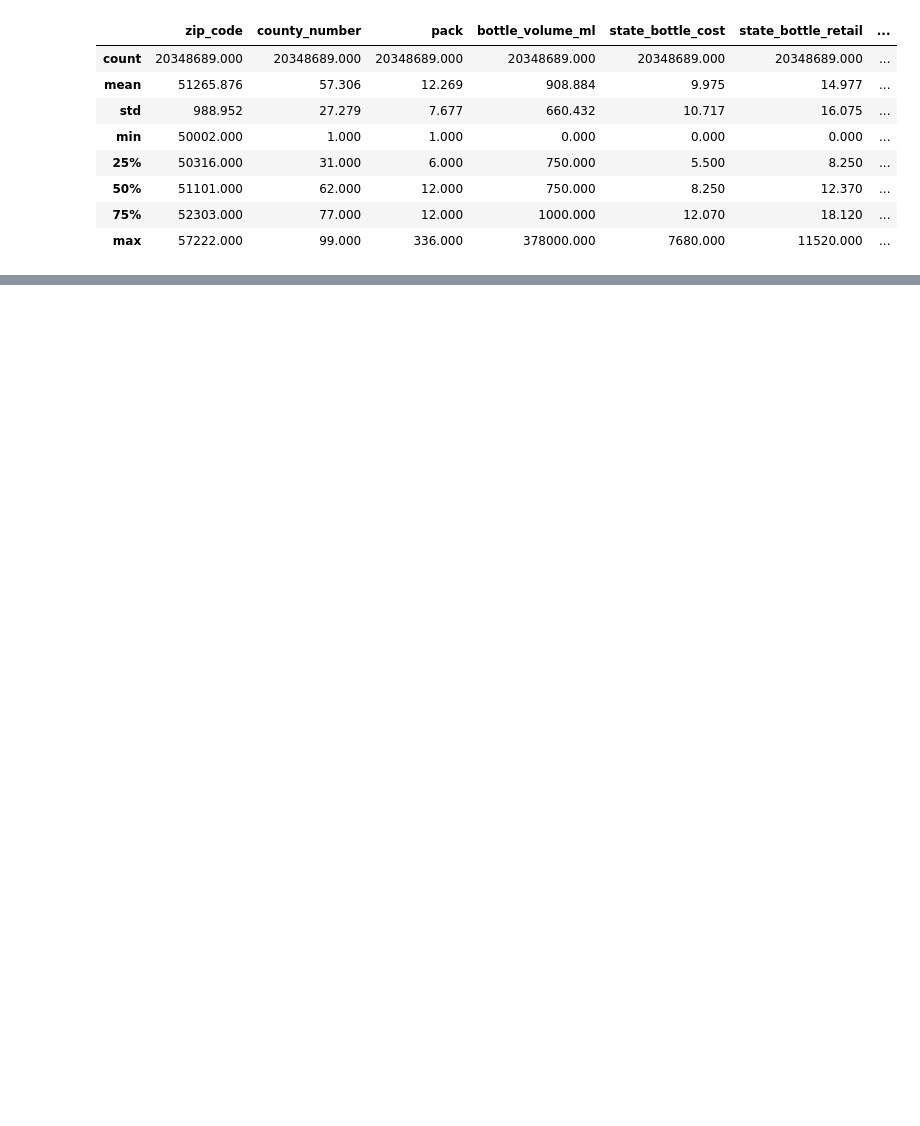
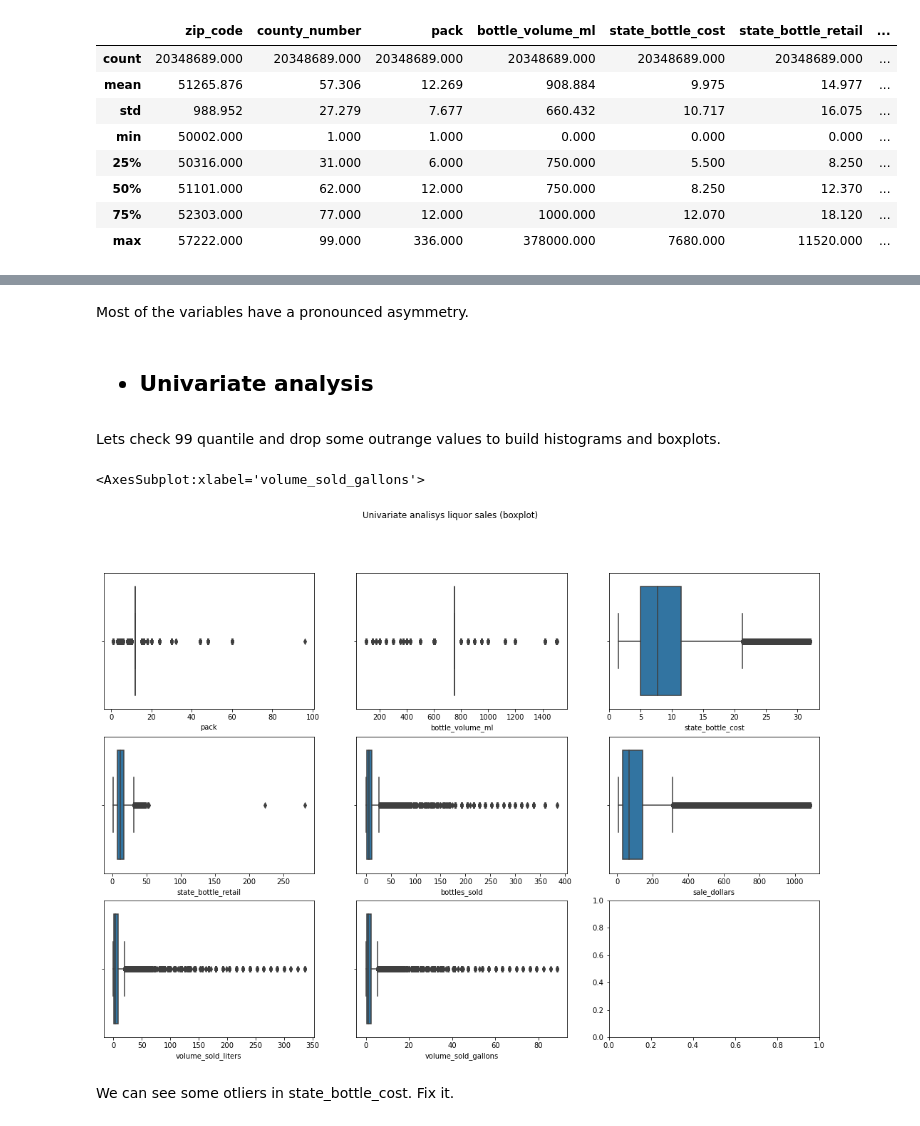
Before and after one commit to SemeniukDavid/Iowa_liquor_sales-data-analysis, a Jupyter notebook: Iowa_liquor.ipynb, the cells around one changed output, grey strips where cells are left out. Saved outputs shown, nothing was run; the diff lists cells and outputs as text; code cells hidden in the pictures; blank space fills up the shorter version.

```diff
--- a/Iowa_liquor.ipynb
+++ b/Iowa_liquor.ipynb
@@ -742,0 +653,31 @@ fig_reg.show()
+# %% [markdown]
+Most of the variables have a pronounced asymmetry.
+# %% [markdown]
+<h2><ul><li><strong>Univariate analysis</strong></li></ul></h2>
+# %% [markdown]
+ Lets check 99 quantile and drop some outrange values to build histograms and boxplots.
+# %%
+df_analysis = df_filled[(df_filled['sale_dollars'] > df_filled['sale_dollars'].quantile(0.01))\
+                        &(df_filled['sale_dollars'] < df_filled['sale_dollars'].quantile(0.99))&\
+                        (df_filled['bottle_volume_ml'] > df_filled['bottle_volume_ml'].quantile(0.01))\
+                        &(df_filled['bottle_volume_ml'] < df_filled['bottle_volume_ml'].quantile(0.99))&\
+                        (df_filled['state_bottle_cost'] > df_filled['state_bottle_cost'].quantile(0.01))\
+                        &(df_filled['state_bottle_cost'] < df_filled['state_bottle_cost'].quantile(0.99))]
+# %%
+fig, axes = plt.subplots(3, 3, figsize=(18, 12))
+
+fig.suptitle('Univariate analisys liquor sales (boxplot)')
+
+sns.boxplot(ax=axes[0, 0], data=df_analysis, x='pack')
+sns.boxplot(ax=axes[0, 1], data=df_analysis, x='bottle_volume_ml')
+sns.boxplot(ax=axes[0, 2], data=df_analysis, x='state_bottle_cost')
+sns.boxplot(ax=axes[1, 0], data=df_analysis, x='state_bottle_retail')
+sns.boxplot(ax=axes[1, 1], data=df_analysis, x='bottles_sold')
+sns.boxplot(ax=axes[1, 2], data=df_analysis, x='sale_dollars')
+sns.boxplot(ax=axes[2, 0], data=df_analysis, x='volume_sold_liters')
+sns.boxplot(ax=axes[2, 1], data=df_analysis, x='volume_sold_gallons')
+# %% [output]
+<AxesSubplot:xlabel='volume_sold_gallons'>
+[figure, added]
+# %% [markdown]
+We can see some otliers in state_bottle_cost. Fix it.
```
Also changed, not shown: parts of 70 cells of this notebook.
